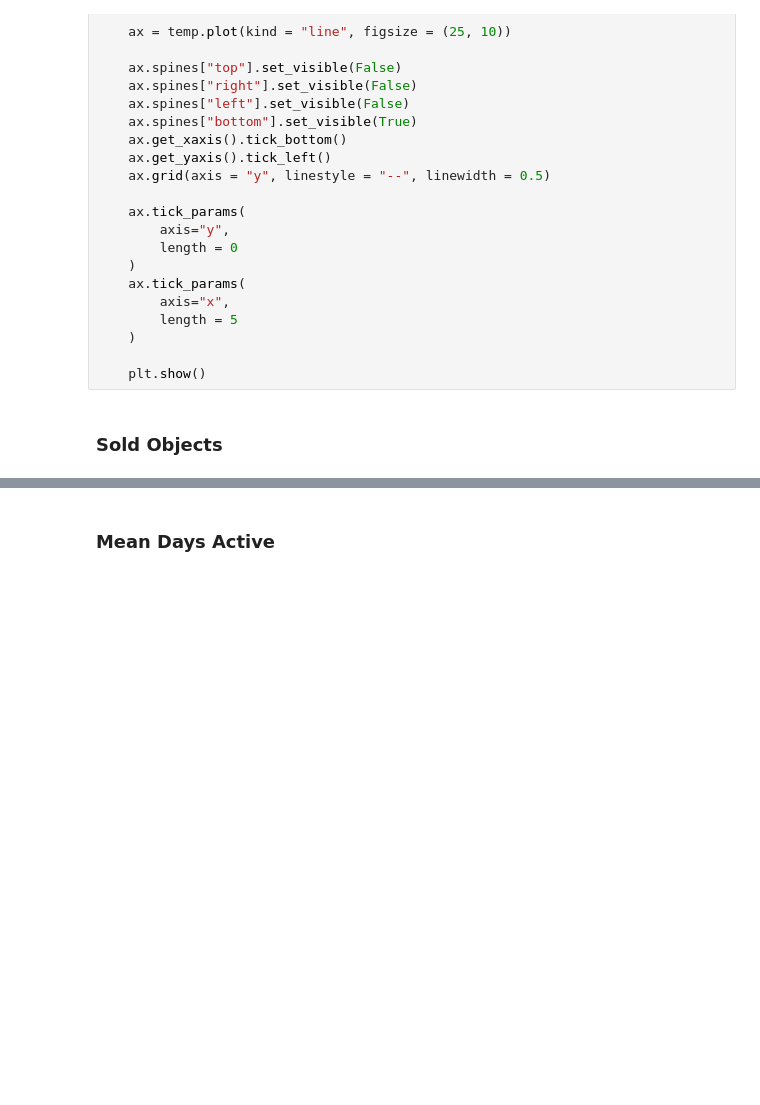
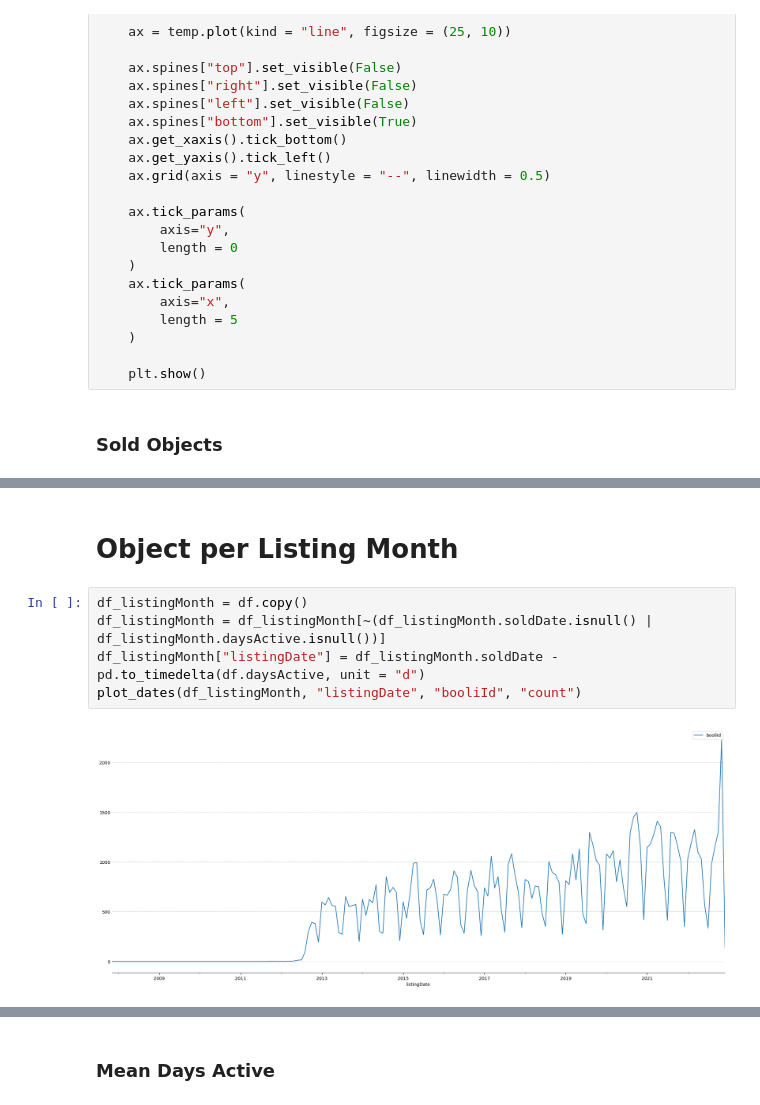
Before and after one commit to cfuru/Azure-Functions, a Jupyter notebook: func-booli-scraper-001/2_EDA_data_cleaning.ipynb, the cells around one changed output, grey strips where cells are left out. Saved outputs shown, nothing was run; the diff lists cells and outputs as text; blank space fills up the shorter version.

```diff
--- a/func-booli-scraper-001/2_EDA_data_cleaning.ipynb
+++ b/func-booli-scraper-001/2_EDA_data_cleaning.ipynb
@@ -320,0 +324,9 @@ plot_dates(df, "soldDate", "booliId", "count")
+# %% [markdown]
+# Object per Listing Month
+# %%
+df_listingMonth = df.copy()
+df_listingMonth = df_listingMonth[~(df_listingMonth.soldDate.isnull() | df_listingMonth.daysActive.isnull())]
+df_listingMonth["listingDate"] = df_listingMonth.soldDate - pd.to_timedelta(df.daysActive, unit = "d")
+plot_dates(df_listingMonth, "listingDate", "booliId", "count")
+# %% [output]
+[figure, added]
```
Also changed, not shown: parts of 23 cells of this notebook.
